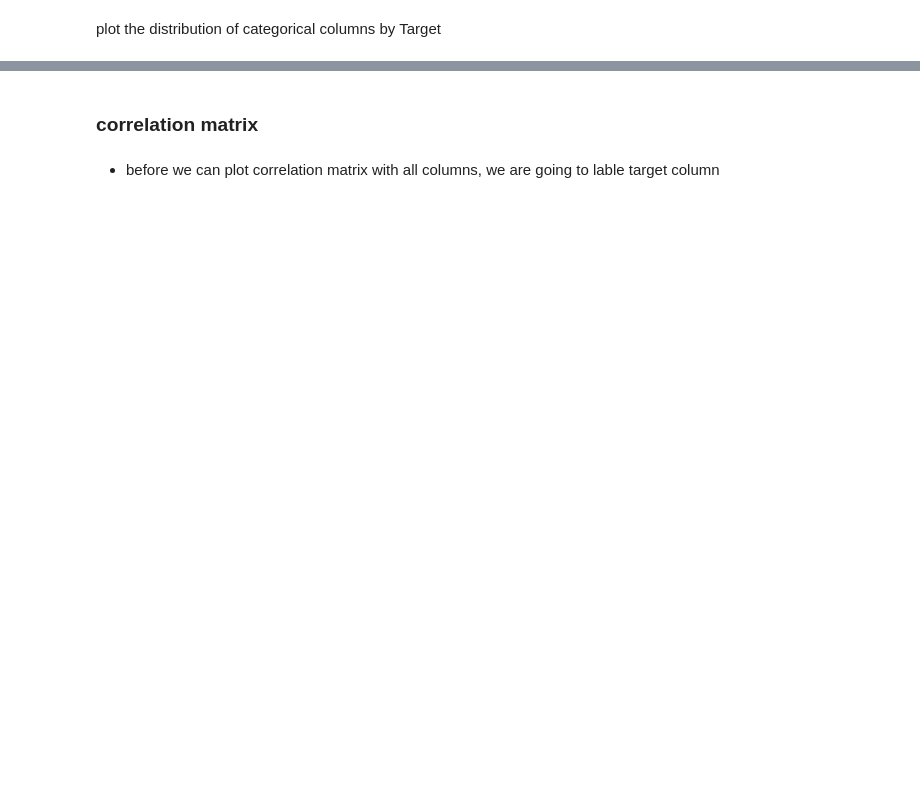
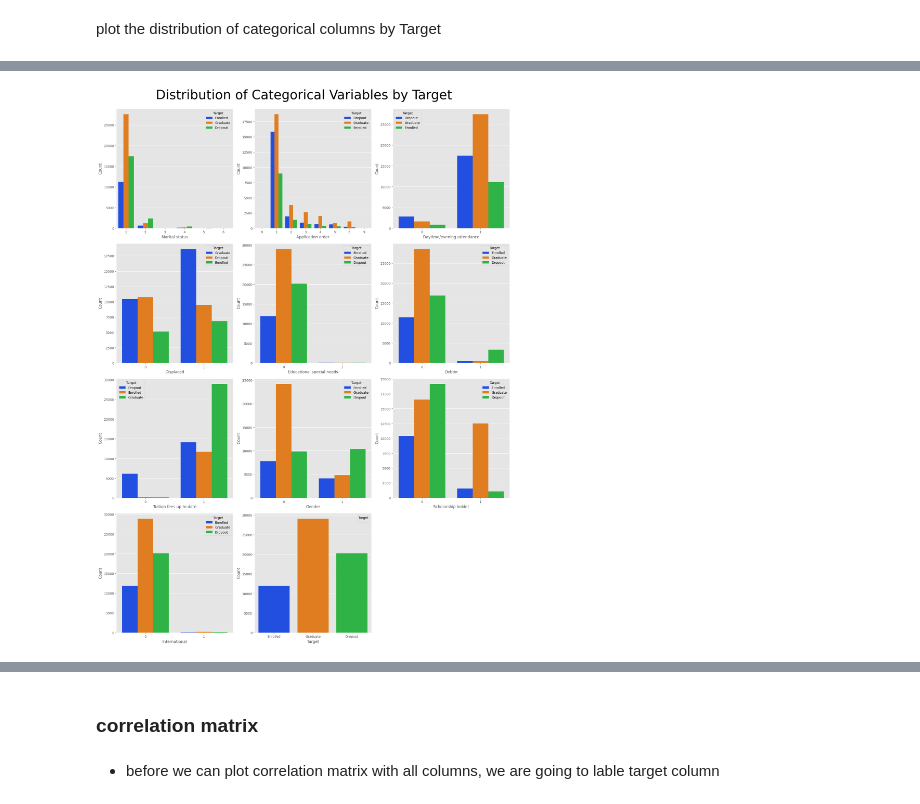
Before and after one commit to ednguyenn/kaggle_academics_classification, a Jupyter notebook: notebooks/EDA.ipynb, the cells around one changed output, grey strips where cells are left out. Cells and saved outputs as stored; diff of their text form; code cells hidden in the pictures; blank space fills up the shorter version.

```diff
--- a/notebooks/EDA.ipynb
+++ b/notebooks/EDA.ipynb
@@ -294,0 +171,4 @@ plt.show()
+# %%
+plot_categorical_distribution_by_target(df=train_df, cat_cols=cat_cols,target_col='Target')
+# %% [output]
+[figure, added]
```
Also changed, not shown: parts of 32 cells of this notebook, 9 other files.
